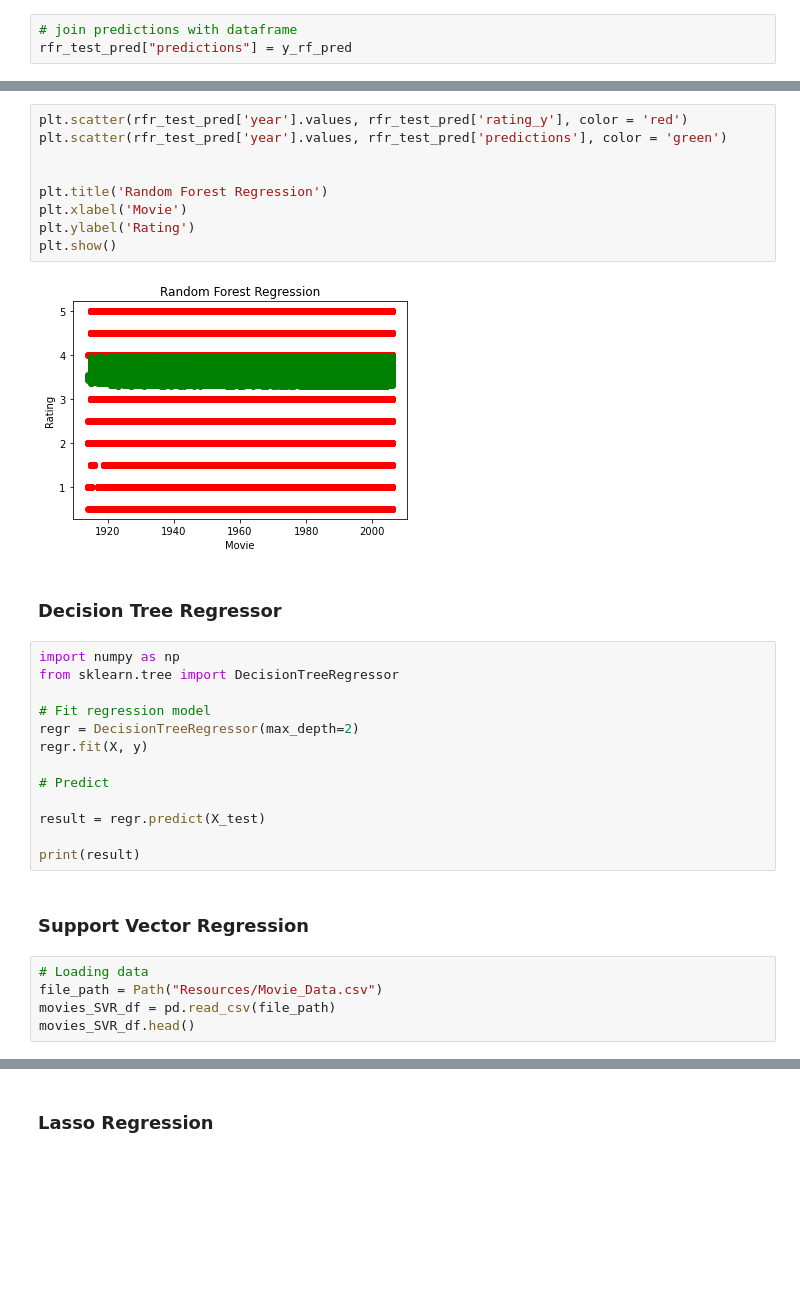
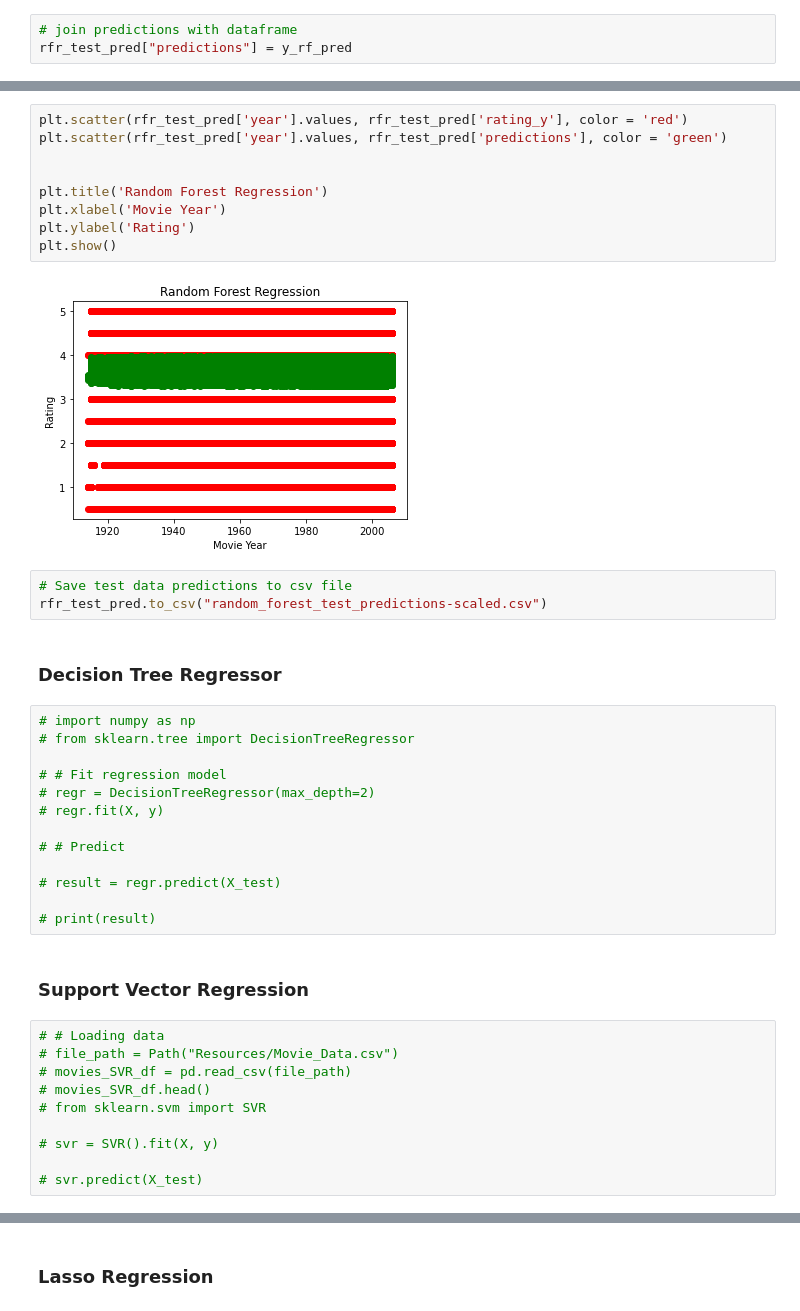
Before and after one commit to HelyxM/Final-Project, a Jupyter notebook: movies_ML_Analysis.ipynb, the cells around one changed output, grey strips where cells are left out. Drawn from its saved outputs; the diff is of its cells as text; blank space fills up the shorter version.

```diff
--- a/movies_ML_Analysis.ipynb
+++ b/movies_ML_Analysis.ipynb
@@ -713,33 +676,41 @@ plt.show()
-# %%
-plt.scatter(rfr_test_pred['year'].values, rfr_test_pred['rating_y'], color = 'red')
-plt.scatter(rfr_test_pred['year'].values, rfr_test_pred['predictions'], color = 'green')
-
-
-plt.title('Random Forest Regression')
-plt.xlabel('Movie')
-plt.ylabel('Rating')
-plt.show()
-# %% [output]
-[figure, removed]
+# %%
+plt.scatter(rfr_test_pred['year'].values, rfr_test_pred['rating_y'], color = 'red')
+plt.scatter(rfr_test_pred['year'].values, rfr_test_pred['predictions'], color = 'green')
+
+
+plt.title('Random Forest Regression')
+plt.xlabel('Movie Year')
+plt.ylabel('Rating')
+plt.show()
+# %% [output]
+[figure, added]
+# %%
+# Save test data predictions to csv file
+rfr_test_pred.to_csv("random_forest_test_predictions-scaled.csv")
 # %% [markdown]
 ### Decision Tree Regressor
 # %%
-import numpy as np
-from sklearn.tree import DecisionTreeRegressor
+# import numpy as np
+# from sklearn.tree import DecisionTreeRegressor
 
-# Fit regression model
-regr = DecisionTreeRegressor(max_depth=2)
-regr.fit(X, y)
+# # Fit regression model
+# regr = DecisionTreeRegressor(max_depth=2)
+# regr.fit(X, y)
 
-# Predict
+# # Predict
 
-result = regr.predict(X_test)
+# result = regr.predict(X_test)
 
-print(result)
+# print(result)
 # %% [markdown]
 ### Support Vector Regression
 # %%
-# Loading data
-file_path = Path("Resources/Movie_Data.csv")
-movies_SVR_df = pd.read_csv(file_path)
-movies_SVR_df.head()
+# # Loading data
+# file_path = Path("Resources/Movie_Data.csv")
+# movies_SVR_df = pd.read_csv(file_path)
+# movies_SVR_df.head()
+# from sklearn.svm import SVR
+
+# svr = SVR().fit(X, y)
+
+# svr.predict(X_test)
```
Also changed, not shown: parts of 66 cells of this notebook.
